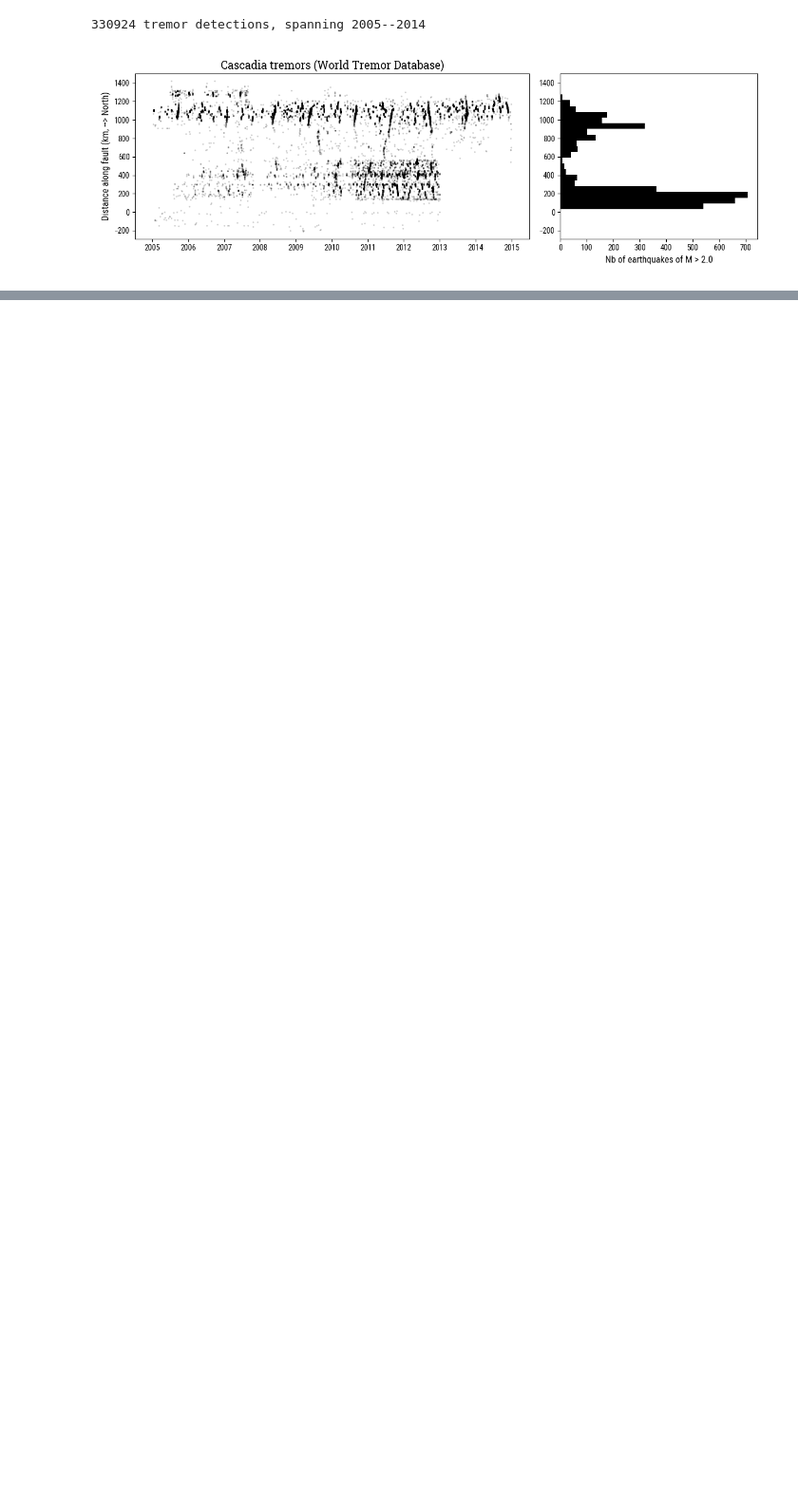
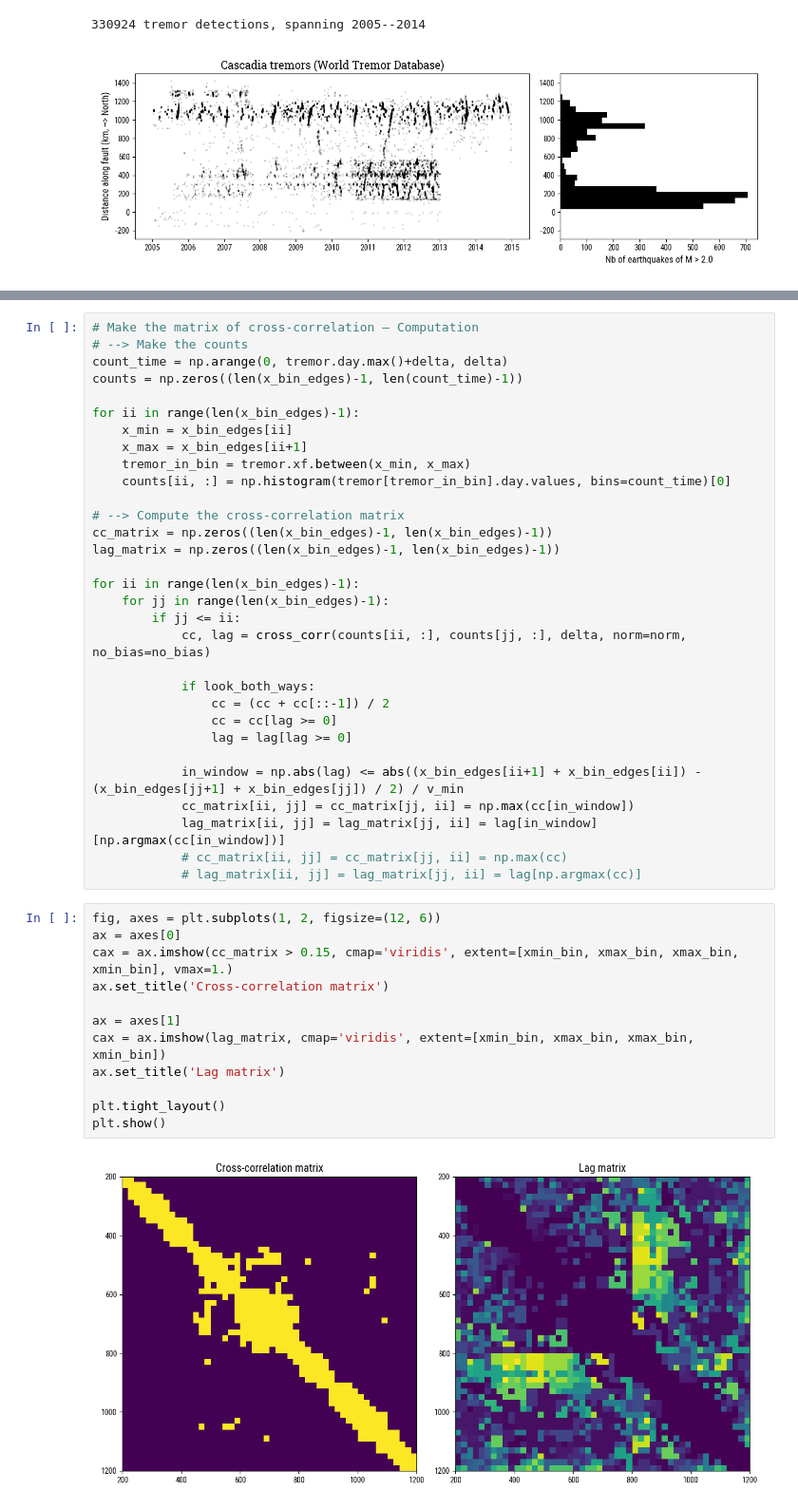
Before and after one commit to gfarge/tremor_v_eq, a Jupyter notebook: cascadia_overview.ipynb, the cells around one changed output, grey strips where cells are left out. Shown at 95% size. Saved outputs shown, nothing was run; the diff lists cells and outputs as text; blank space fills up the shorter version.

Commit message:
First explorations with correlation matrix

```diff
--- a/cascadia_overview.ipynb
+++ b/cascadia_overview.ipynb
@@ -353,0 +395,45 @@ plt.show()
+# %%
+# Make the matrix of cross-correlation — Computation
+# --> Make the counts
+count_time = np.arange(0, tremor.day.max()+delta, delta)
+counts = np.zeros((len(x_bin_edges)-1, len(count_time)-1))
+
+for ii in range(len(x_bin_edges)-1):
+    x_min = x_bin_edges[ii]
+    x_max = x_bin_edges[ii+1]
+    tremor_in_bin = tremor.xf.between(x_min, x_max)
+    counts[ii, :] = np.histogram(tremor[tremor_in_bin].day.values, bins=count_time)[0]
+
+# --> Compute the cross-correlation matrix
+cc_matrix = np.zeros((len(x_bin_edges)-1, len(x_bin_edges)-1))
+lag_matrix = np.zeros((len(x_bin_edges)-1, len(x_bin_edges)-1))
+
+for ii in range(len(x_bin_edges)-1):
+    for jj in range(len(x_bin_edges)-1):
+        if jj <= ii:
+            cc, lag = cross_corr(counts[ii, :], counts[jj, :], delta, norm=norm, no_bias=no_bias)
+
+            if look_both_ways:
+                cc = (cc + cc[::-1]) / 2
+                cc = cc[lag >= 0]
+                lag = lag[lag >= 0]
+
+            in_window = np.abs(lag) <= abs((x_bin_edges[ii+1] + x_bin_edges[ii]) - (x_bin_edges[jj+1] + x_bin_edges[jj]) / 2) / v_min
+            cc_matrix[ii, jj] = cc_matrix[jj, ii] = np.max(cc[in_window])
+            lag_matrix[ii, jj] = lag_matrix[jj, ii] = lag[in_window][np.argmax(cc[in_window])]
+            # cc_matrix[ii, jj] = cc_matrix[jj, ii] = np.max(cc)
+            # lag_matrix[ii, jj] = lag_matrix[jj, ii] = lag[np.argmax(cc)]
+# %%
+fig, axes = plt.subplots(1, 2, figsize=(12, 6))
+ax = axes[0]
+cax = ax.imshow(cc_matrix > 0.15, cmap='viridis', extent=[xmin_bin, xmax_bin, xmax_bin, xmin_bin], vmax=1.)
+ax.set_title('Cross-correlation matrix')
+
+ax = axes[1]
+cax = ax.imshow(lag_matrix, cmap='viridis', extent=[xmin_bin, xmax_bin, xmax_bin, xmin_bin])
+ax.set_title('Lag matrix')
+
+plt.tight_layout()
+plt.show()
+# %% [output]
+[figure, added]
```
Also changed, not shown: parts of 6 cells of this notebook.
